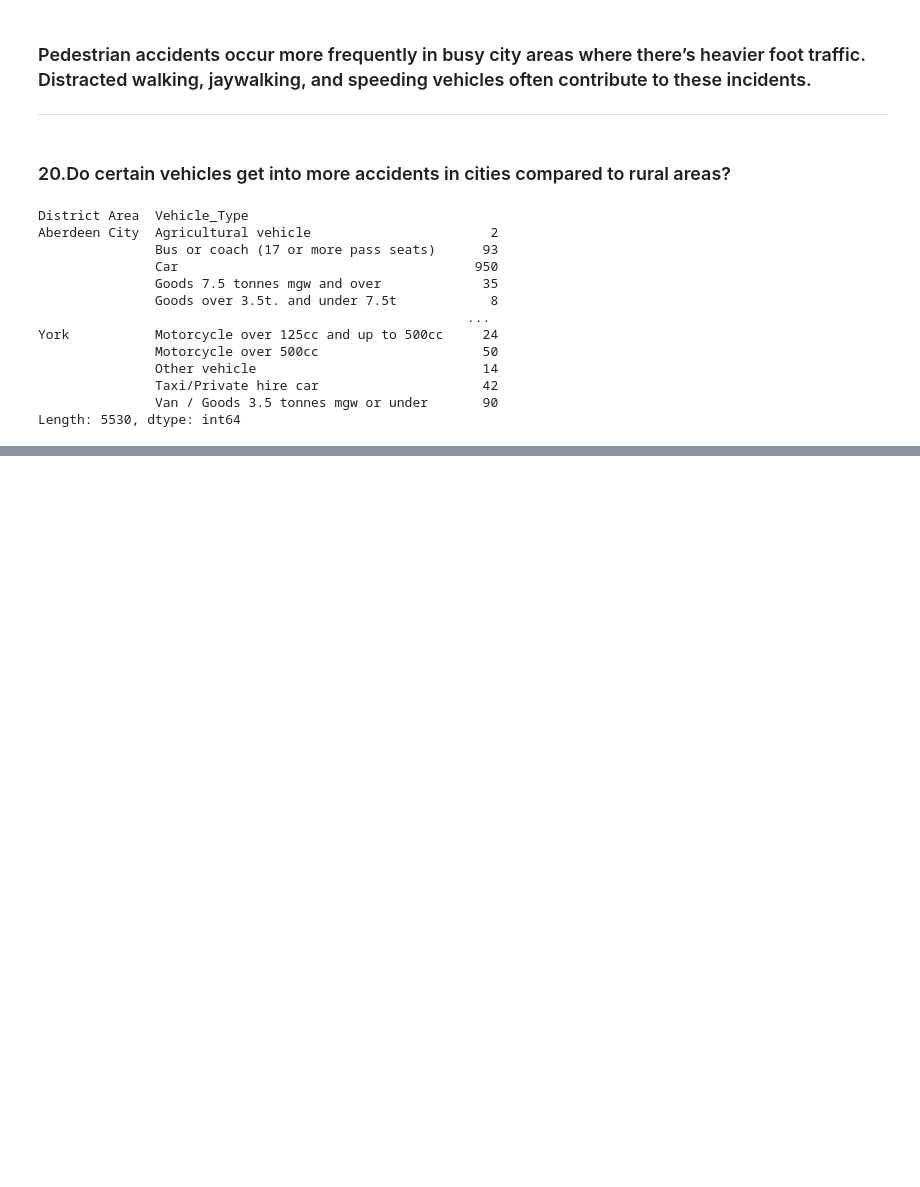
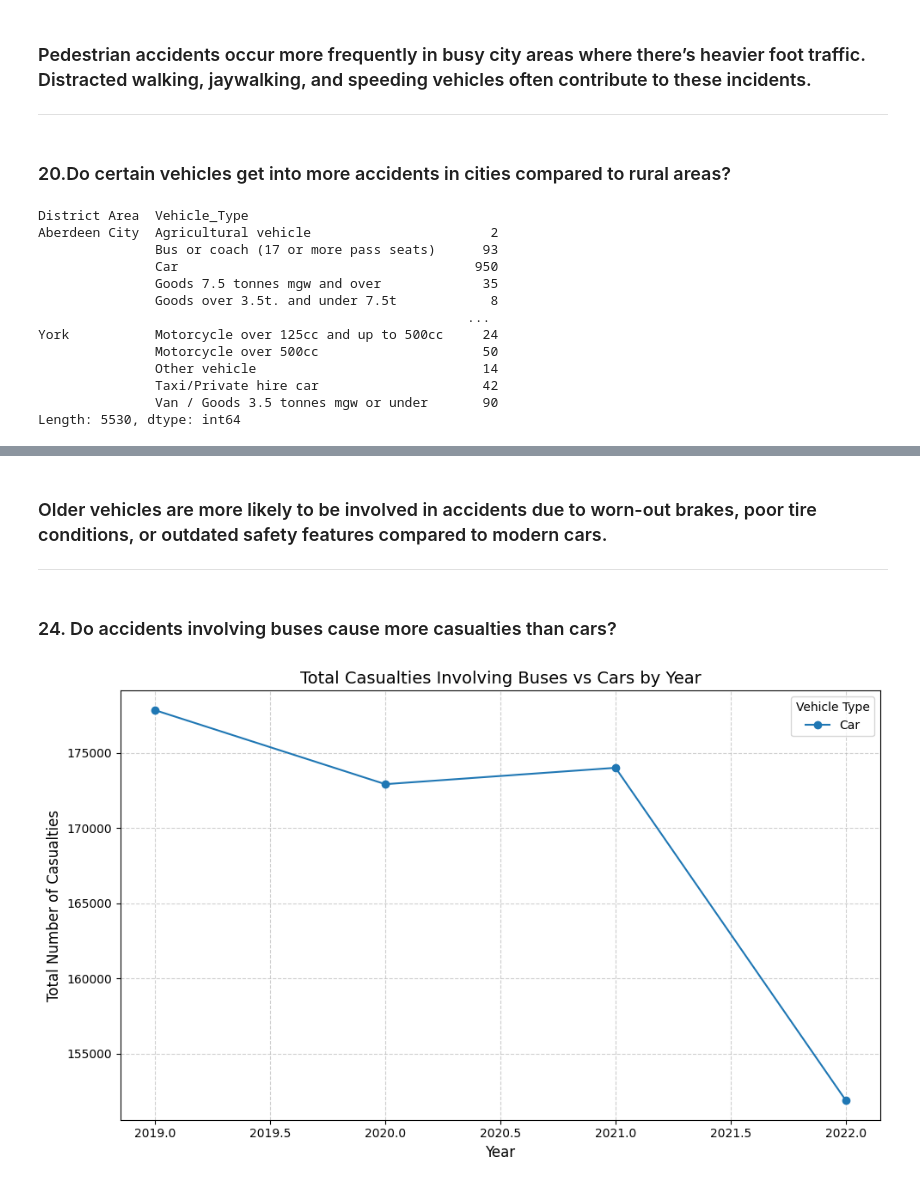
Before and after one commit to themosthandsome18/FELEC303-20Insights, a Jupyter notebook: 20_insights_amarillo.ipynb, the cells around one changed output, grey strips where cells are left out. Drawn from its saved outputs; the diff is of its cells as text; code cells hidden in the pictures; blank space fills up the shorter version.

```diff
--- a/20_insights_amarillo.ipynb
+++ b/20_insights_amarillo.ipynb
@@ -747,0 +777,19 @@ Length: 5530, dtype: int64
+# %% [markdown]
+<h3> Older vehicles are more likely to be involved in accidents due to worn-out brakes, poor tire conditions, or outdated safety features compared to modern cars.</h3>
+<hr>
+# %% [markdown]
+<h3>24. Do accidents involving buses cause more casualties than cars?</h3>
+# %%
+bus_car_accident = accident[accident['Vehicle_Type'].isin(['Bus', 'Car'])]
+casualties_by_vehicle = (bus_car_accident.groupby(['Year', 'Vehicle_Type'])['Number_of_Casualties'].sum().unstack())
+fig, ax = plt.subplots(figsize=(10, 6))
+casualties_by_vehicle.plot(ax=ax, marker='o')
+ax.set_title('Total Casualties Involving Buses vs Cars by Year', fontsize=14)
+ax.set_xlabel('Year', fontsize=12)
+ax.set_ylabel('Total Number of Casualties', fontsize=12)
+ax.grid(True, linestyle='--', alpha=0.6)
+ax.legend(title='Vehicle Type')
+plt.tight_layout()
+plt.show()
+# %% [output]
+[figure, added]
```
Also changed, not shown: parts of 25 cells of this notebook.
